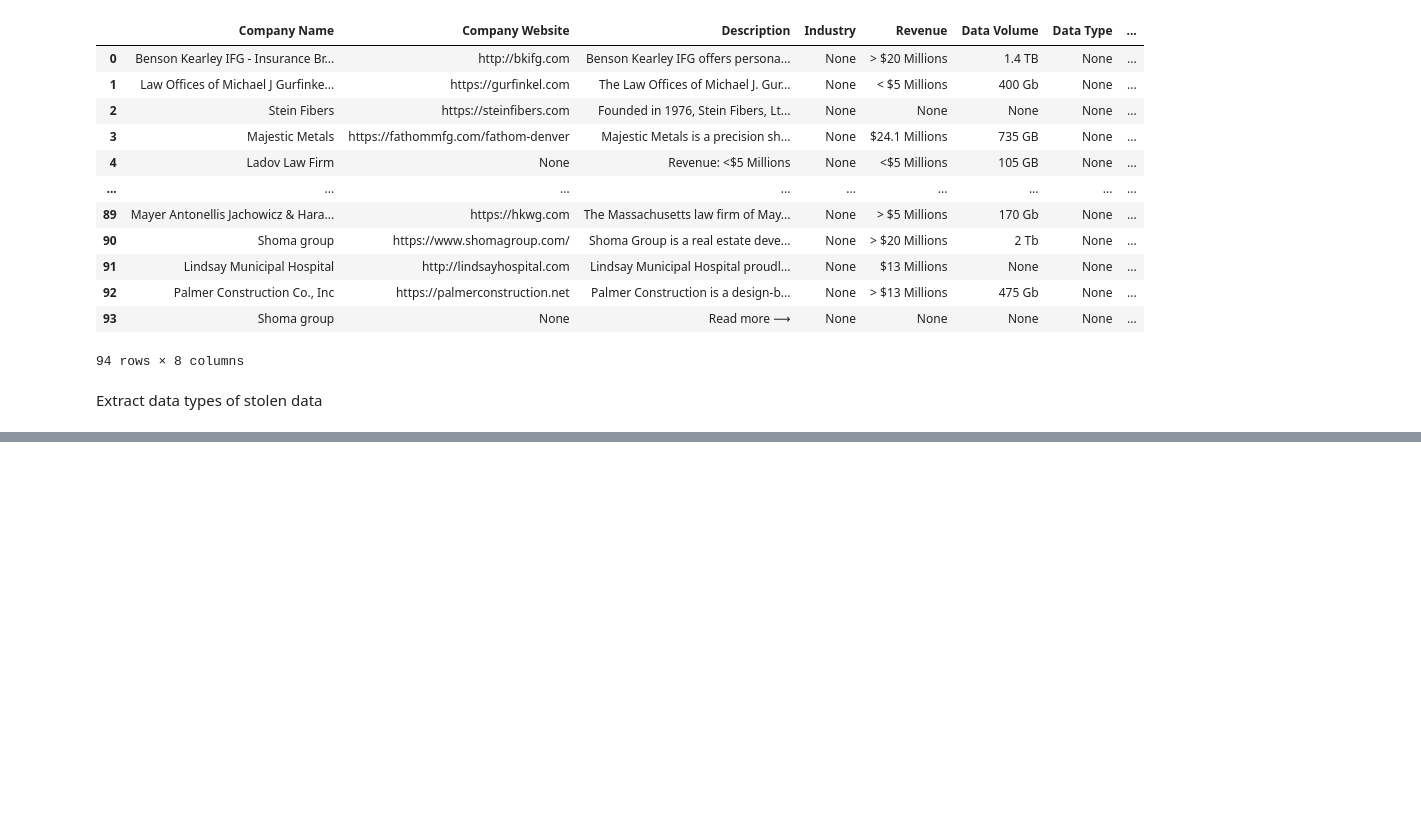
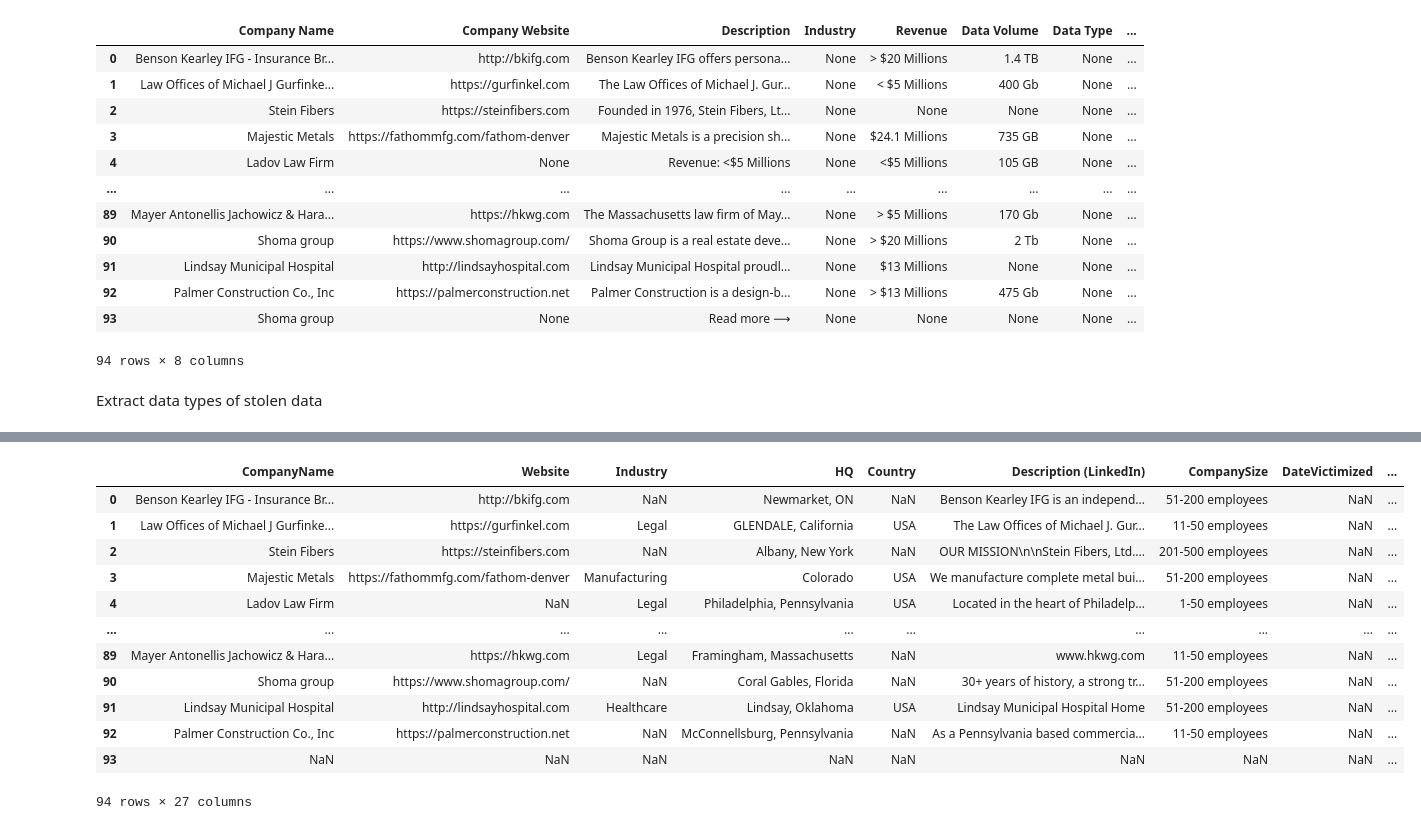
Before and after one commit to Vinaya72/CE4070---Assignment, a Jupyter notebook: BianLian/Data Cleaning.ipynb, the cells around one changed output, grey strips where cells are left out. Drawn from its saved outputs; the diff is of its cells as text; code cells hidden in the pictures; blank space fills up the shorter version.

```diff
--- a/BianLian/Data Cleaning.ipynb
+++ b/BianLian/Data Cleaning.ipynb
@@ -146,0 +202,31 @@ df.to_csv('bianlian_cleaning_part_two.csv', index=False)
+# %%
+# Define the desired column order
+desired_columns = [
+    "CompanyName", "Website", "Industry", "HQ", "Country",
+    "Description (LinkedIn)", "CompanySize", "DateVictimized",
+    "NumViews (of threat)", "RansomDataSize", "RansomDataType",
+    "RansomwareGroup"
+]
+
+# Get the remaining columns that are not in the desired order
+remaining_columns = [col for col in df.columns if col not in desired_columns]
+
+# Reorder the dataframe
+df = df[desired_columns + remaining_columns]
+# %%
+display(df)
+df.to_csv('bianlian_cleaned_final2.csv', index=False)
+# %% [output]
+|  | CompanyName | Website | Industry | HQ | Country | Description (LinkedIn) | CompanySize | DateVictimized | ... |
+| 0 | Benson Kearley IFG - Insurance Br... | http://bkifg.com | NaN | Newmarket, ON | NaN | Benson Kearley IFG is an independ... | 51-200 employees | NaN | ... |
+| 1 | Law Offices of Michael J Gurfinke... | https://gurfinkel.com | Legal | GLENDALE, California | USA | The Law Offices of Michael J. Gur... | 11-50 employees | NaN | ... |
+| 2 | Stein Fibers | https://steinfibers.com | NaN | Albany, New York | NaN | OUR MISSION\n\nStein Fibers, Ltd.... | 201-500 employees | NaN | ... |
+| 3 | Majestic Metals | https://fathommfg.com/fathom-denver | Manufacturing | Colorado | USA | We manufacture complete metal bui... | 51-200 employees | NaN | ... |
+| 4 | Ladov Law Firm | NaN | Legal | Philadelphia, Pennsylvania | USA | Located in the heart of Philadelp... | 1-50 employees | NaN | ... |
+| ... | ... | ... | ... | ... | ... | ... | ... | ... | ... |
+| 89 | Mayer Antonellis Jachowicz & Hara... | https://hkwg.com | Legal | Framingham, Massachusetts | NaN | www.hkwg.com | 11-50 employees | NaN | ... |
+| 90 | Shoma group | https://www.shomagroup.com/ | NaN | Coral Gables, Florida | NaN | 30+ years of history, a strong tr... | 51-200 employees | NaN | ... |
+| 91 | Lindsay Municipal Hospital | http://lindsayhospital.com | Healthcare | Lindsay, Oklahoma | USA | Lindsay Municipal Hospital Home | 51-200 employees | NaN | ... |
+| 92 | Palmer Construction Co., Inc | https://palmerconstruction.net | NaN | McConnellsburg, Pennsylvania | NaN | As a Pennsylvania based commercia... | 11-50 employees | NaN | ... |
+| 93 | NaN | NaN | NaN | NaN | NaN | NaN | NaN | NaN | ... |
+94 rows × 27 columns
```
Also changed, not shown: parts of 2 cells of this notebook, 1 other file.
